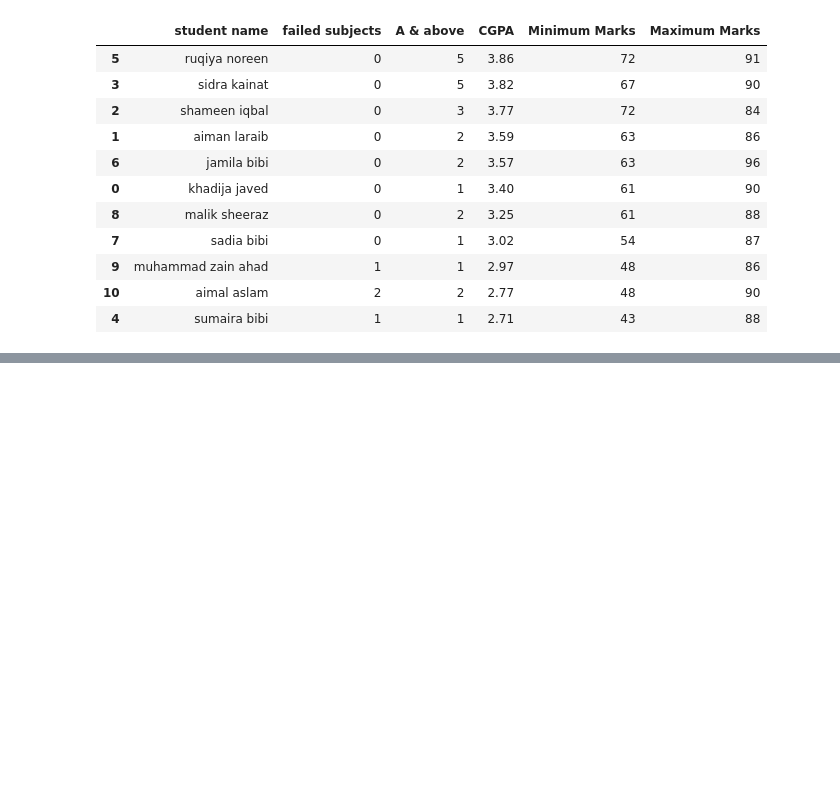
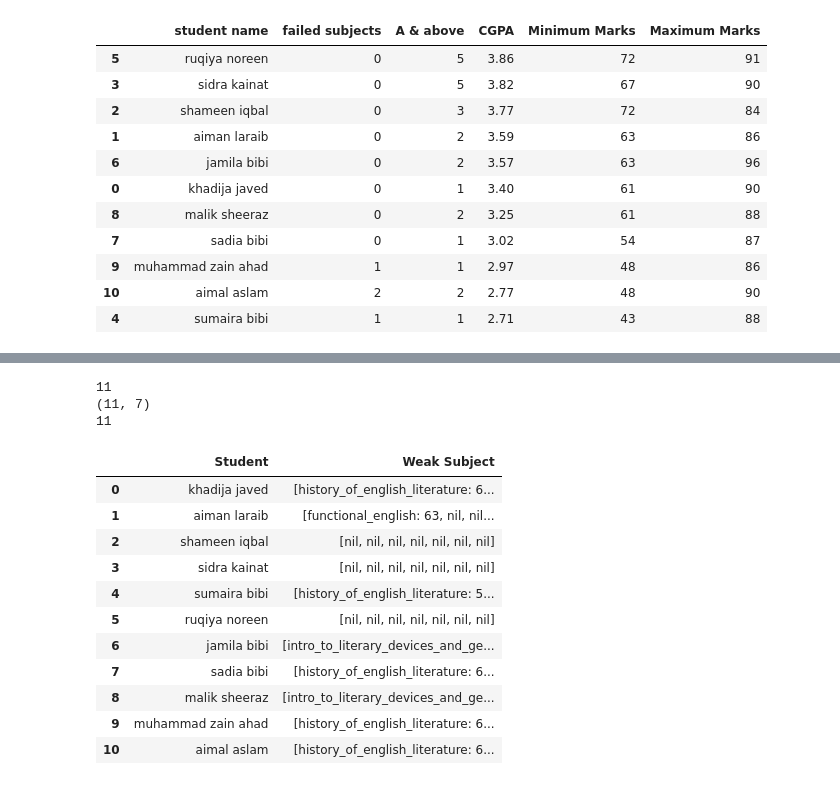
Before and after one commit to srk82mwi/pandas_python, a Jupyter notebook: bs_results.ipynb, the cells around one changed output, grey strips where cells are left out. Drawn from its saved outputs; the diff is of its cells as text; code cells hidden in the pictures; blank space fills up the shorter version.

```diff
--- a/bs_results.ipynb
+++ b/bs_results.ipynb
@@ -586,0 +601,44 @@ Name: history_of_english_literature, dtype: int64
+# %%
+weak_subj = np.full((11, 7), "nil", dtype=object)
+st_name = []
+# print(weak_subj)
+for i in range(11):
+    st_name.append(bs_result.iloc[i, 0])
+    scores = bs_result.iloc[i, 3:10]
+    # print(scores)
+    # Find positions where marks are less than 65
+    weak_mask = scores < 65
+    # print(scores[weak_mask])
+    col_idx = 0
+    for subj_name, score in scores[weak_mask].items():
+        weak_subj[i, col_idx] = f"{subj_name}: {score}"
+        col_idx += 1
+
+print(len(weak_subj))
+print(weak_subj.shape)
+print(len(st_name))
+
+data = []
+for i in range(11):
+    data.append({
+        'Student':st_name[i],
+        "Weak Subject":weak_subj[i]
+    })
+rep = pd.DataFrame(data)
+rep
+# %% [output]
+11
+(11, 7)
+11
+|  | Student | Weak Subject |
+| 0 | khadija javed | [history_of_english_literature: 6... |
+| 1 | aiman laraib | [functional_english: 63, nil, nil... |
+| 2 | shameen iqbal | [nil, nil, nil, nil, nil, nil, nil] |
+| 3 | sidra kainat | [nil, nil, nil, nil, nil, nil, nil] |
+| 4 | sumaira bibi | [history_of_english_literature: 5... |
+| 5 | ruqiya noreen | [nil, nil, nil, nil, nil, nil, nil] |
+| 6 | jamila bibi | [intro_to_literary_devices_and_ge... |
+| 7 | sadia bibi | [history_of_english_literature: 6... |
+| 8 | malik sheeraz | [intro_to_literary_devices_and_ge... |
+| 9 | muhammad zain ahad | [history_of_english_literature: 6... |
+| 10 | aimal aslam | [history_of_english_literature: 6... |
```
Also changed, not shown: parts of 1 cell of this notebook, 1 other file.
